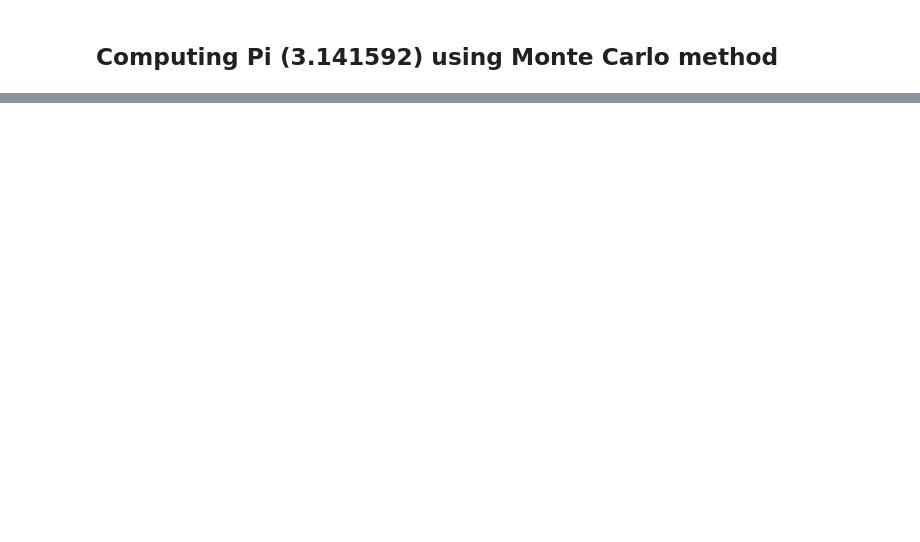
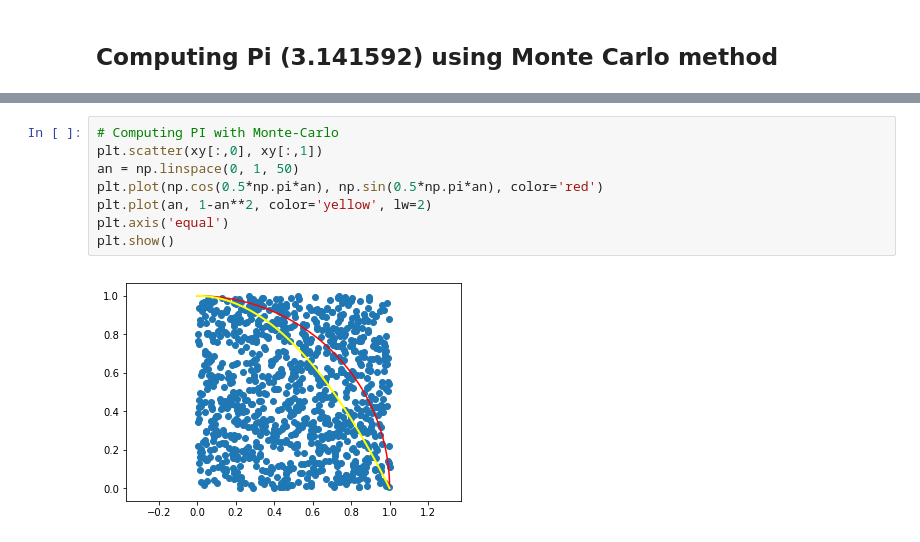
Before and after one commit to Farria/2017.M1.ASP, a Jupyter notebook: py/MC_Demo.ipynb, the cells around one changed output, grey strips where cells are left out. Cells and saved outputs as stored; diff of their text form; blank space fills up the shorter version.

```diff
--- a/py/MC_Demo.ipynb
+++ b/py/MC_Demo.ipynb
@@ -75,0 +80,10 @@ ratio*4, ratio*4 - np.pi, ratio
+# %%
+# Computing PI with Monte-Carlo
+plt.scatter(xy[:,0], xy[:,1])
+an = np.linspace(0, 1, 50)
+plt.plot(np.cos(0.5*np.pi*an), np.sin(0.5*np.pi*an), color='red')
+plt.plot(an, 1-an**2, color='yellow', lw=2)
+plt.axis('equal')
+plt.show()
+# %% [output]
+[figure, added]
```
Also changed, not shown: parts of 11 cells of this notebook.
